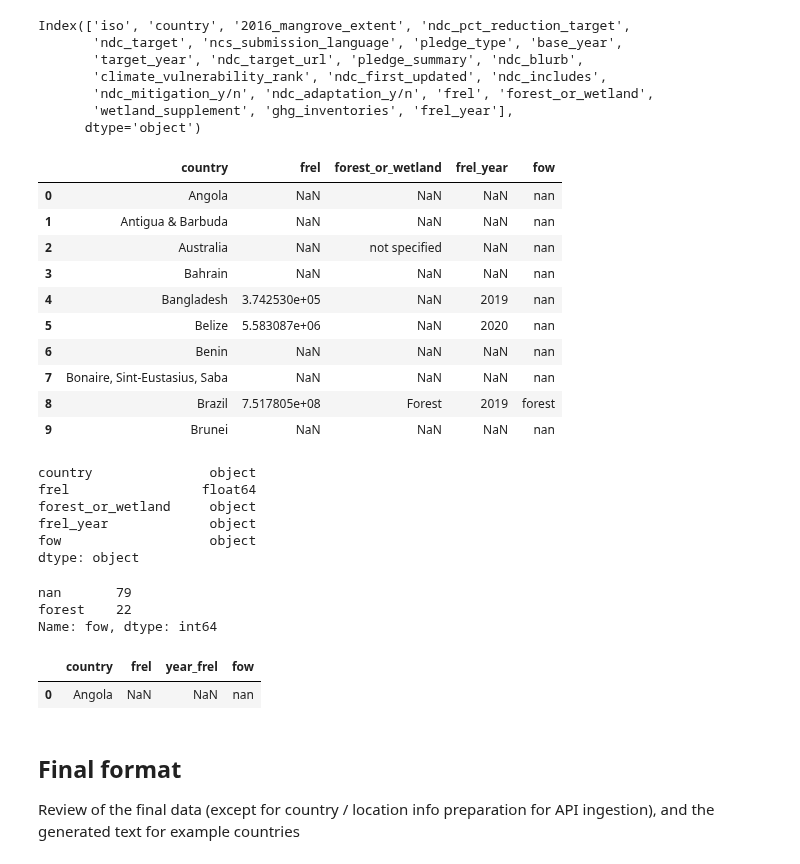
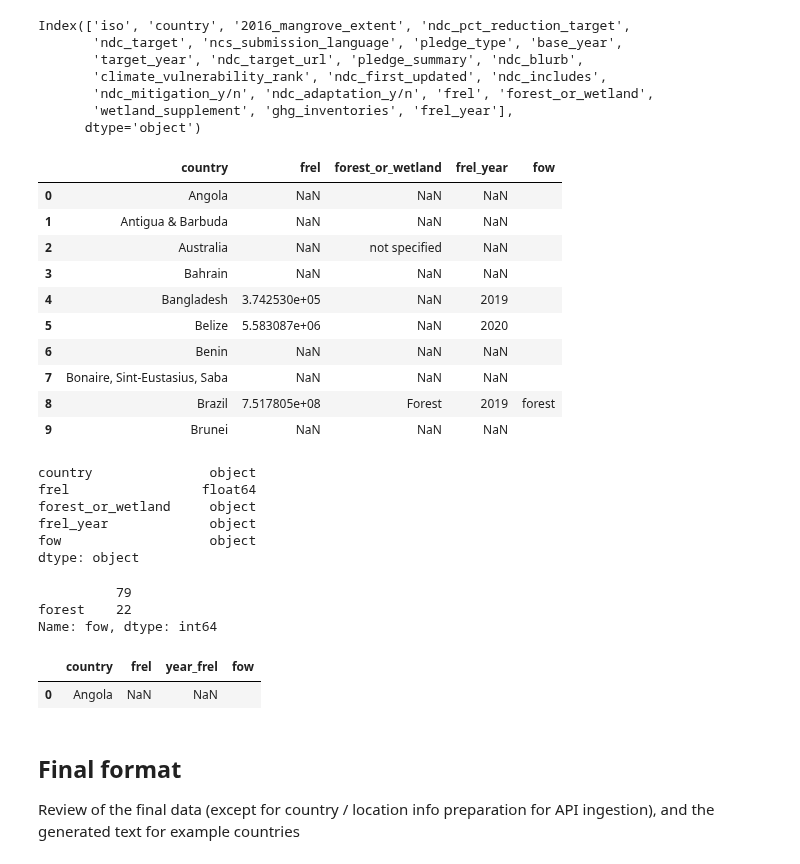
Before and after one commit to Vizzuality/mangrove-atlas, a Jupyter notebook: data/notebooks/Lab/data_processing/widgets-v2/international_status_data_processing.ipynb, the cells around one changed output. Saved outputs shown, nothing was run; the diff lists cells and outputs as text; code cells hidden in the pictures.

```diff
--- a/data/notebooks/Lab/data_processing/widgets-v2/international_status_data_processing.ipynb
+++ b/data/notebooks/Lab/data_processing/widgets-v2/international_status_data_processing.ipynb
@@ -370,23 +370,23 @@ Index(['iso', 'country', '2016_mangrove_extent', 'ndc_pct_reduction_target',
       dtype='object')
 # %%
 frel = selected_data[['country', 'frel', 'forest_or_wetland', 'frel_year']].copy()
-frel['fow'] = np.where(frel.forest_or_wetland.str.lower() == 'forest', 'forest', np.where(frel.forest_or_wetland.str.lower() == 'wetland', 'wetland', np.nan))
+frel['fow'] = np.where(frel.forest_or_wetland.str.lower() == 'forest', 'forest', np.where(frel.forest_or_wetland.str.lower() == 'wetland', 'wetland', ''))
 
 frel['frel'] = frel['frel'].str.replace('ﾠ','')
 frel['frel'] = frel['frel'].astype(float)
 frel.head(10)
 # %% [output]
 |  | country | frel | forest_or_wetland | frel_year | fow |
-| 0 | Angola | NaN | NaN | NaN | nan |
-| 1 | Antigua & Barbuda | NaN | NaN | NaN | nan |
-| 2 | Australia | NaN | not specified | NaN | nan |
-| 3 | Bahrain | NaN | NaN | NaN | nan |
-| 4 | Bangladesh | 3.742530e+05 | NaN | 2019 | nan |
-| 5 | Belize | 5.583087e+06 | NaN | 2020 | nan |
-| 6 | Benin | NaN | NaN | NaN | nan |
-| 7 | Bonaire, Sint-Eustasius, Saba | NaN | NaN | NaN | nan |
+| 0 | Angola | NaN | NaN | NaN |  |
+| 1 | Antigua & Barbuda | NaN | NaN | NaN |  |
+| 2 | Australia | NaN | not specified | NaN |  |
+| 3 | Bahrain | NaN | NaN | NaN |  |
+| 4 | Bangladesh | 3.742530e+05 | NaN | 2019 |  |
+| 5 | Belize | 5.583087e+06 | NaN | 2020 |  |
+| 6 | Benin | NaN | NaN | NaN |  |
+| 7 | Bonaire, Sint-Eustasius, Saba | NaN | NaN | NaN |  |
 | 8 | Brazil | 7.517805e+08 | Forest | 2019 | forest |
-| 9 | Brunei | NaN | NaN | NaN | nan |
+| 9 | Brunei | NaN | NaN | NaN |  |
 # %%
 frel.dtypes
 # %% [output]
@@ -400,7 +400,7 @@ dtype: object
 #Check values (no Wetlands on original data)
 frel['fow'].value_counts()
 # %% [output]
-nan       79
+          79
 forest    22
 Name: fow, dtype: int64
 # %%
@@ -409,7 +409,7 @@ frel.drop(columns=['forest_or_wetland'], inplace=True)
 frel.head(1)
 # %% [output]
 |  | country | frel | year_frel | fow |
-| 0 | Angola | NaN | NaN | nan |
+| 0 | Angola | NaN | NaN |  |
 # %%
 data_model = pd.merge(data_model, frel, on='country', how='left')
 # %% [markdown]
```
Also changed, not shown: parts of 5 cells of this notebook.
